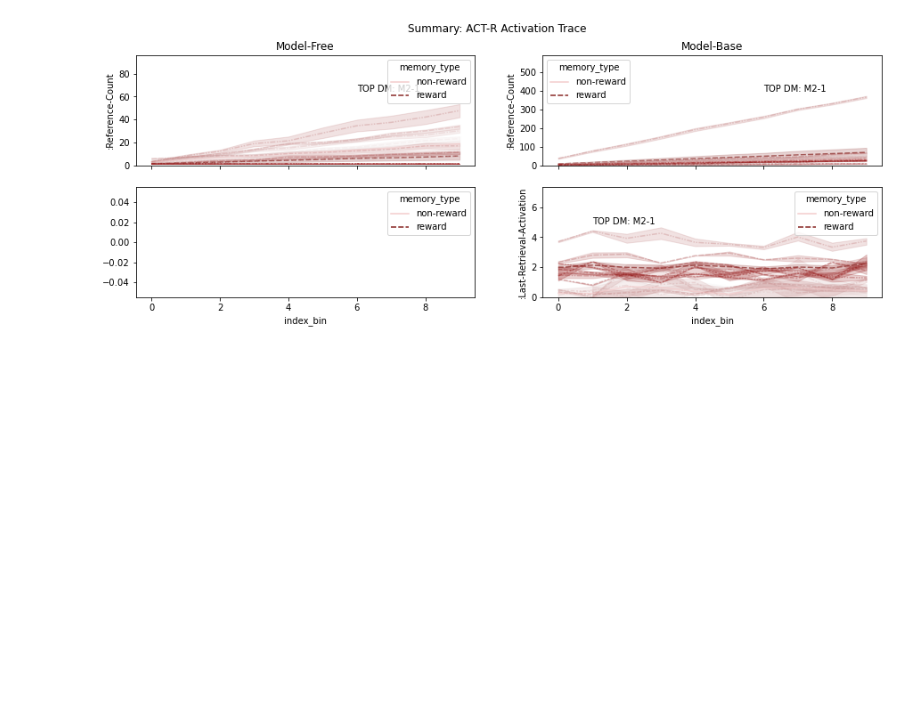
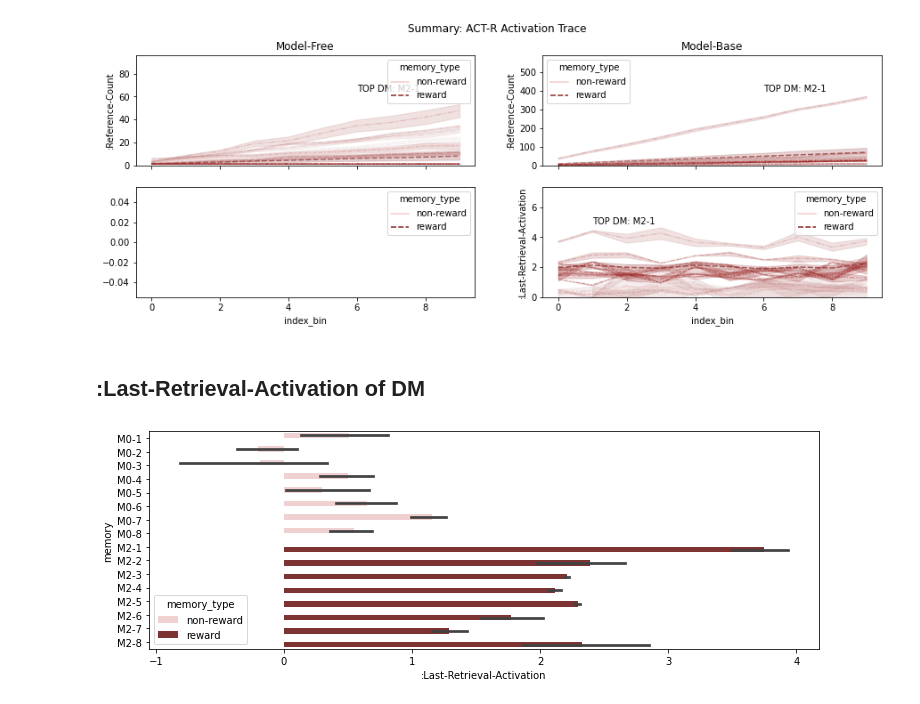
Before and after one commit to yangyuxue2333/ACTR-MarkovTask, a Jupyter notebook: analysis/compare_models.ipynb, the cells around one changed output. Saved outputs shown, nothing was run; the diff lists cells and outputs as text; code cells hidden in the pictures; blank space fills up the shorter version.

Commit message:
update plots

```diff
--- a/analysis/compare_models.ipynb
+++ b/analysis/compare_models.ipynb
@@ -207,3 +207,10 @@ ax4.set_ylim(0, df2_chunk_act[-1]*1.5)
 plt.show()
 # %% [output]
 [figure]
+# %% [markdown]
+## :Last-Retrieval-Activation of DM
+# %%
+fig, ax = plt.subplots(figsize=(12,4))
+ax = sns.barplot(data = df2_atrace[df1_atrace['index_bin'] == 9], x=':Last-Retrieval-Activation', y='memory', hue='memory_type', palette=reward_palette1)
+# %% [output]
+[figure, added]
```
